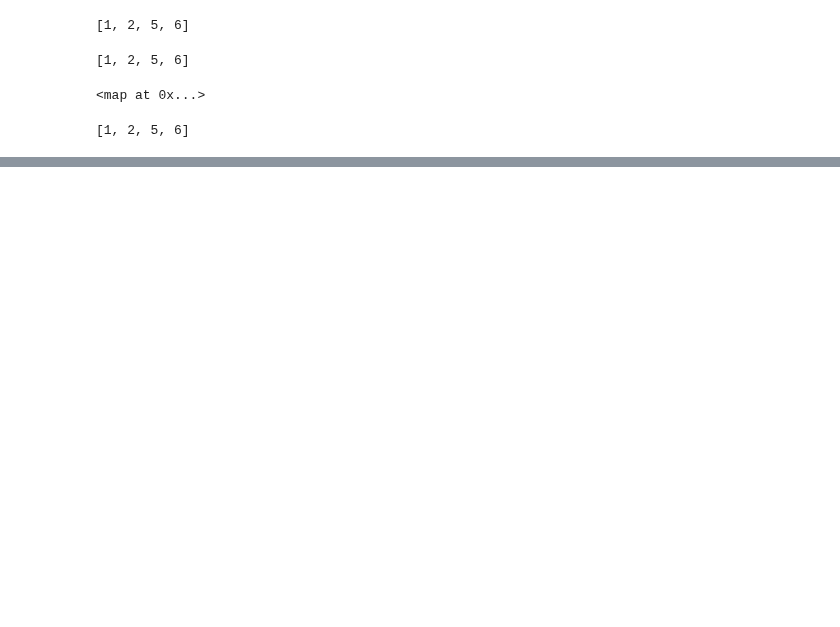
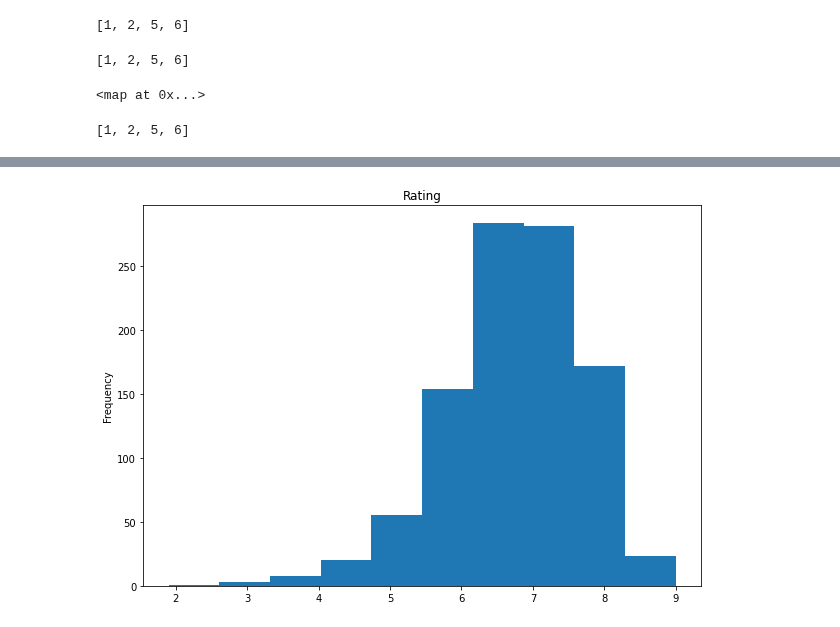
Before and after one commit to santhoshmc/machine-learning, a Jupyter notebook: Python_Pandas.ipynb, the cells around one changed output, grey strips where cells are left out. Cells and saved outputs as stored; diff of their text form; code cells hidden in the pictures; blank space fills up the shorter version.

```diff
--- a/Python_Pandas.ipynb
+++ b/Python_Pandas.ipynb
@@ -622,0 +683,5 @@ list(map(int, l))
+# %%
+movies_df['rating'].plot(kind ='hist', title='Rating')
+plt.show()
+# %% [output]
+[figure, added]
```
Also changed, not shown: parts of 14 cells of this notebook.
